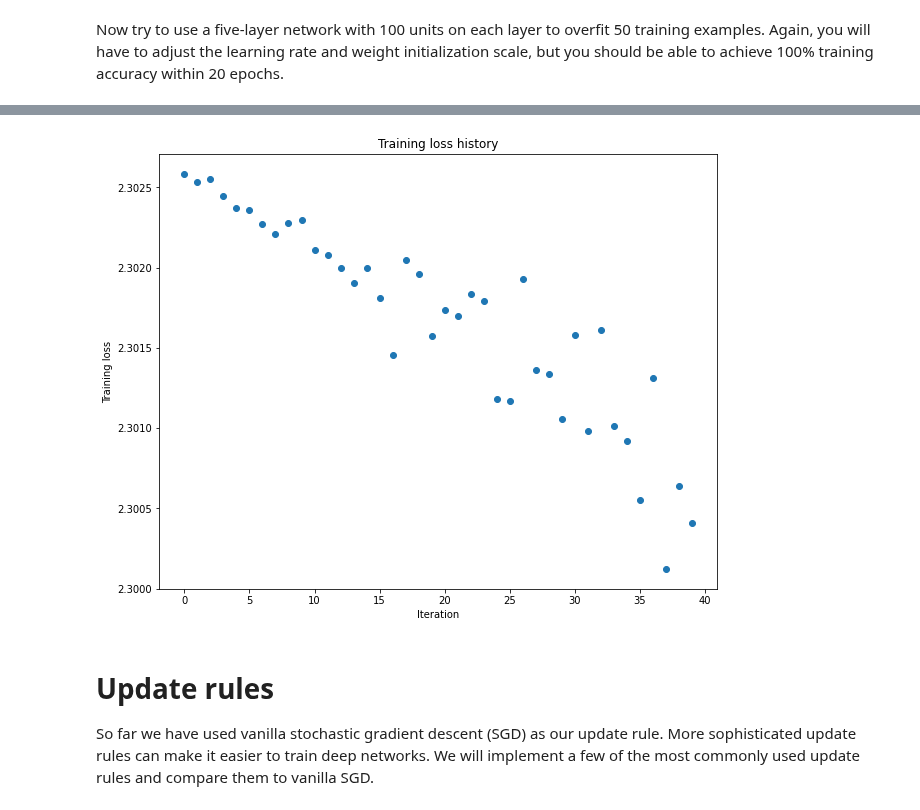
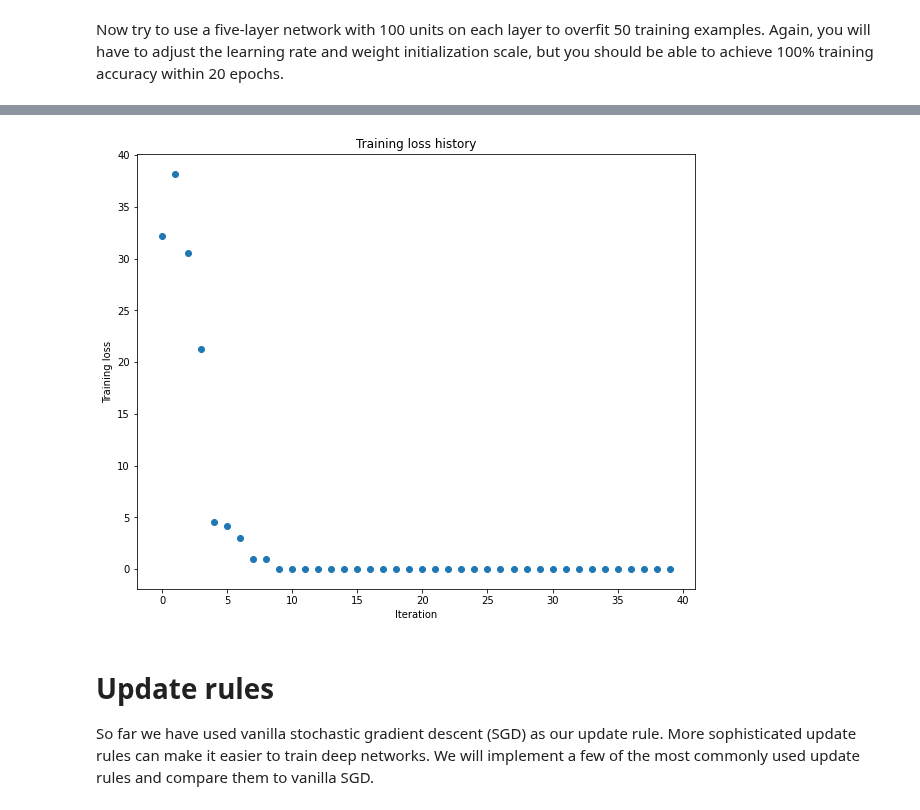
Before and after one commit to artkpv/dl_4_cv_umich, a Jupyter notebook: assignment3/fully_connected_networks.ipynb, the cells around one changed output, grey strips where cells are left out. Saved outputs shown, nothing was run; the diff lists cells and outputs as text; code cells hidden in the pictures.

```diff
--- a/assignment3/fully_connected_networks.ipynb
+++ b/assignment3/fully_connected_networks.ipynb
@@ -337,7 +339,7 @@ def relu_forward(x):
   # You should not change the input tensor with an in-place operation.        #
   #############################################################################
   # Replace "pass" statement with your code
-  out = x.maximum(torch.tensor(0)).clone()
+  out = x.maximum(torch.tensor(0.0, **to_double_cuda)).clone()
   #############################################################################
   #                              END OF YOUR CODE                             #
   #############################################################################
@@ -384,7 +386,7 @@ def relu_backward(dout, cache):
   # You should not change the input tensor with an in-place operation.        #
   #############################################################################
   # Replace "pass" statement with your code
-  dx = torch.where(x > 0, dout, torch.empty_like(dout)).clone()
+  dx = torch.where(x > 0, dout, torch.zeros_like(dout)).clone()
   #############################################################################
   #                              END OF YOUR CODE                             #
   #############################################################################
@@ -1104,7 +1107,10 @@ weight_scale = 1e-5   # Experiment with this!
 # training accuracy within 20 epochs.                                      #
 ############################################################################
 # Replace "pass" statement with your code
-pass
+std = small_data['X_train'].std()
+print(std)
+weight_scale = std
+learning_rate = 1e-2
 ############################################################################
 #                             END OF YOUR CODE                             #
 ############################################################################
@@ -1145,4 +1151,4 @@ plt.show()
-[figure, old version]
+[figure, new version]
 # %% [markdown]
 # Update rules
 So far we have used vanilla stochastic gradient descent (SGD) as our update rule. More sophisticated update rules can make it easier to train deep networks. We will implement a few of the most commonly used update rules and compare them to vanilla SGD.
```
Also changed, not shown: parts of 14 cells of this notebook.
